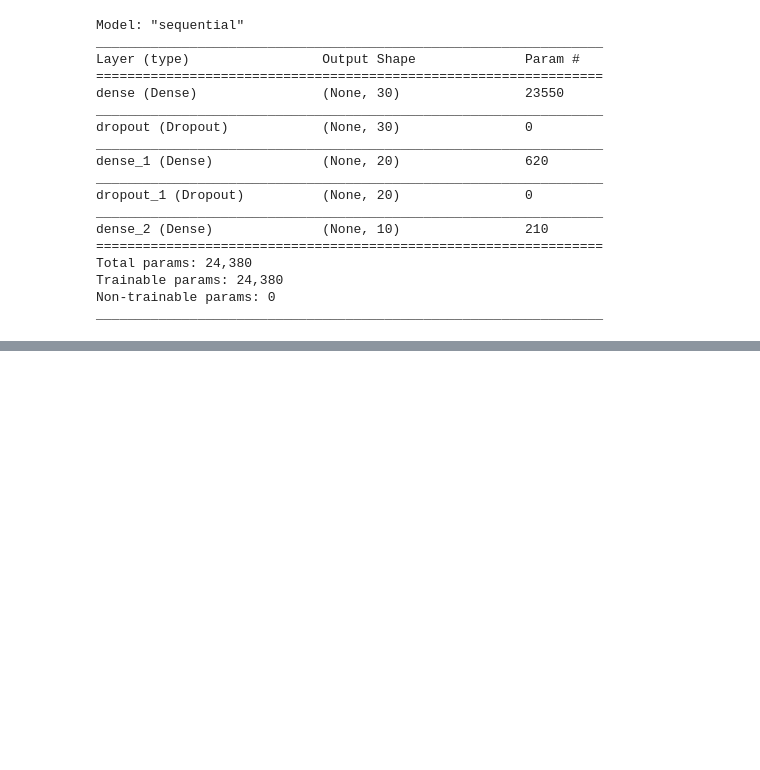
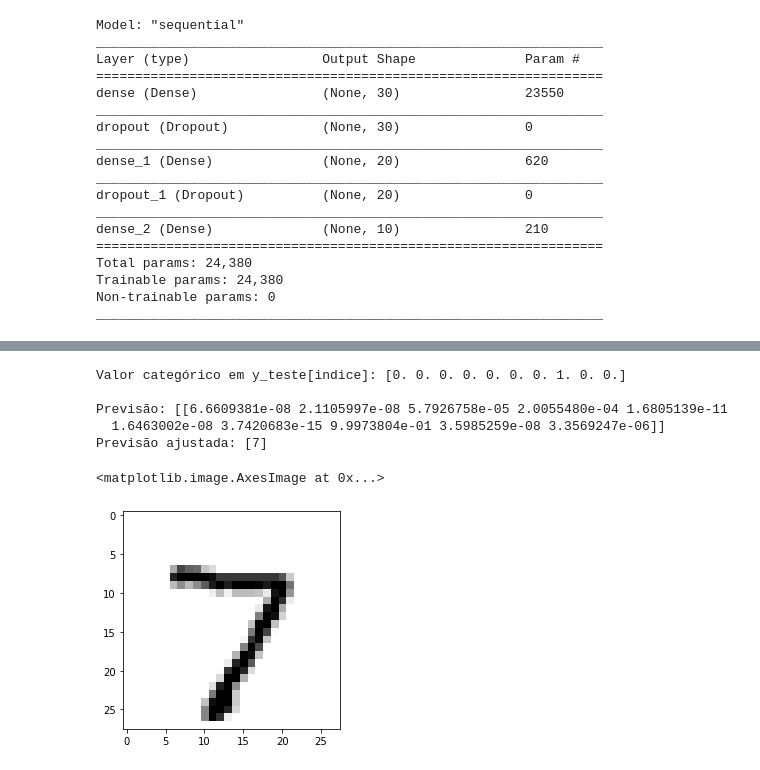
Before and after one commit to anbubus/deeplearning_ocean, a Jupyter notebook: firts_test_deeplearning_ocean.ipynb, the cells around one changed output, grey strips where cells are left out. Saved outputs shown, nothing was run; the diff lists cells and outputs as text; code cells hidden in the pictures; blank space fills up the shorter version.

```diff
--- a/firts_test_deeplearning_ocean.ipynb
+++ b/firts_test_deeplearning_ocean.ipynb
@@ -211,3 +233,14 @@ Total params: 24,380
 Trainable params: 24,380
 Non-trainable params: 0
 _________________________________________________________________
+# %%
+#compila e treina o modelo
+
+model.compile(loss='categorical_crossentropy',
+              optimizer=RMSprop(),
+              metrics=['accuracy'])
+history = model.fit(x_treino, y_treino,
+                    batch_size=128,
+                    epochs=10,
+                    verbose=1,
+                    validation_data=(x_teste, y_teste))
@@ -213,0 +268,34 @@ _________________________________________________________________
+# %%
+# Fazendo novas previsões
+
+indice = 0
+
+print("Valor categórico em y_teste[indice]:", y_teste[indice])
+
+# Preparo a imagem para fazer a previsão
+imagem = x_teste[indice].reshape((1, resolucao_total))
+
+print()
+
+# Faço a previsão
+prediction = model.predict(imagem)
+print("Previsão:", prediction)
+
+# Traduzindo a previsão em algo mais legível
+import numpy as np
+prediction_class = np.argmax(prediction, axis=-1)
+print("Previsão ajustada:", prediction_class)
+
+print()
+
+# Carregar os dados originais novamente para exibir como imagem
+(x_treino_img, y_treino_img), (x_teste_img, y_teste_img) = mnist.load_data()
+plt.imshow(x_teste_img[indice], cmap=plt.cm.binary)
+# %% [output]
+Valor categórico em y_teste[indice]: [0. 0. 0. 0. 0. 0. 0. 1. 0. 0.]
+
+Previsão: [[6.6609381e-08 2.1105997e-08 5.7926758e-05 2.0055480e-04 1.6805139e-11
+  1.6463002e-08 3.7420683e-15 9.9973804e-01 3.5985259e-08 3.3569247e-06]]
+Previsão ajustada: [7]
+<matplotlib.image.AxesImage at 0x...>
+[figure, added]
```
Also changed, not shown: parts of 5 cells of this notebook.
